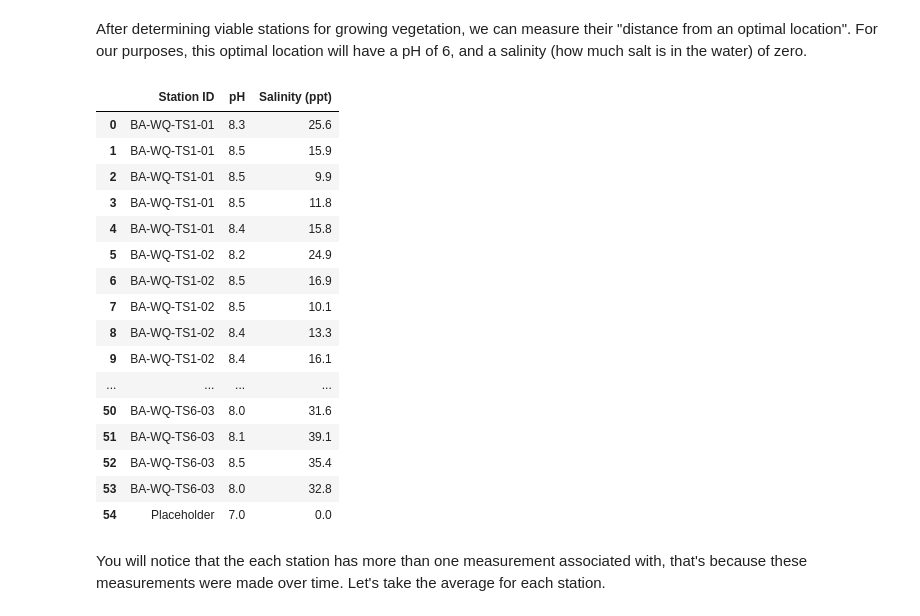
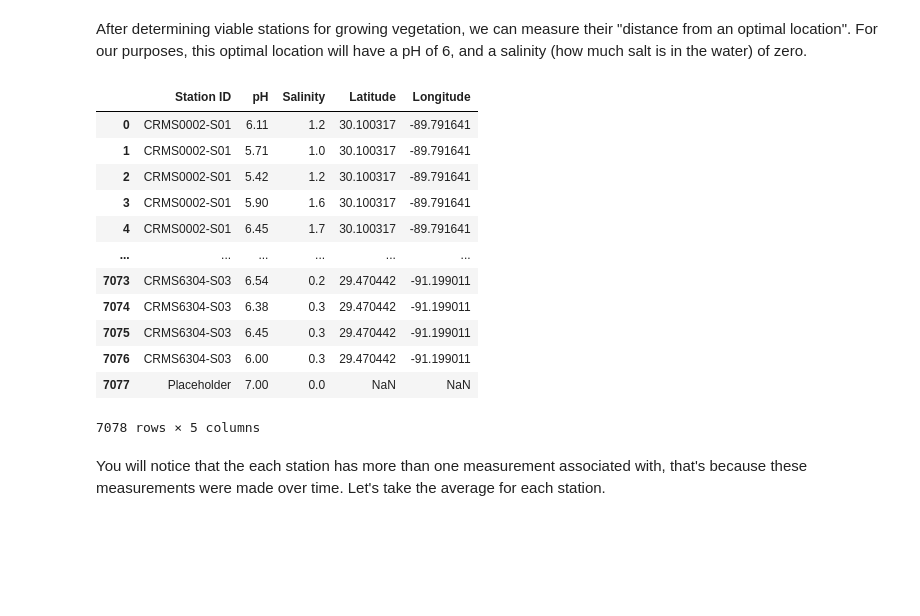
Before and after one commit to MinaSSaleh/MinaSSaleh.github.io, a Jupyter notebook: FinalTutorial.ipynb, the cells around one changed output. Cells and saved outputs as stored; diff of their text form; code cells hidden in the pictures; blank space fills up the shorter version.

```diff
--- a/FinalTutorial.ipynb
+++ b/FinalTutorial.ipynb
@@ -475,27 +475,23 @@ display(pH_eligible)
 # %% [markdown]
 After determining viable stations for growing vegetation, we can measure their "distance from an optimal location". For our purposes, this optimal location will have a pH of 6, and a salinity (how much salt is in the water) of zero.
 # %%
-pH_d=pH_eligible[["Station ID","pH", "Salinity (ppt)"]]
-pH_d = pH_d.append({"Station ID": "Placeholder", "pH":7,"Salinity (ppt)":0 }, ignore_index=True)
+pH_d=pH_eligible[["Station ID","pH", "Salinity", "Latitude","Longitude"]]
+pH_d = pH_d.append({"Station ID": "Placeholder", "pH":7,"Salinity":0 }, ignore_index=True)
 display(pH_d)
 # %% [output]
-|  | Station ID | pH | Salinity (ppt) |
-| 0 | BA-WQ-TS1-01 | 8.3 | 25.6 |
-| 1 | BA-WQ-TS1-01 | 8.5 | 15.9 |
-| 2 | BA-WQ-TS1-01 | 8.5 | 9.9 |
-| 3 | BA-WQ-TS1-01 | 8.5 | 11.8 |
-| 4 | BA-WQ-TS1-01 | 8.4 | 15.8 |
-| 5 | BA-WQ-TS1-02 | 8.2 | 24.9 |
-| 6 | BA-WQ-TS1-02 | 8.5 | 16.9 |
-| 7 | BA-WQ-TS1-02 | 8.5 | 10.1 |
-| 8 | BA-WQ-TS1-02 | 8.4 | 13.3 |
-| 9 | BA-WQ-TS1-02 | 8.4 | 16.1 |
-| ... | ... | ... | ... |
-| 50 | BA-WQ-TS6-03 | 8.0 | 31.6 |
-| 51 | BA-WQ-TS6-03 | 8.1 | 39.1 |
-| 52 | BA-WQ-TS6-03 | 8.5 | 35.4 |
-| 53 | BA-WQ-TS6-03 | 8.0 | 32.8 |
-| 54 | Placeholder | 7.0 | 0.0 |
+|  | Station ID | pH | Salinity | Latitude | Longitude |
+| 0 | CRMS0002-S01 | 6.11 | 1.2 | 30.100317 | -89.791641 |
+| 1 | CRMS0002-S01 | 5.71 | 1.0 | 30.100317 | -89.791641 |
+| 2 | CRMS0002-S01 | 5.42 | 1.2 | 30.100317 | -89.791641 |
+| 3 | CRMS0002-S01 | 5.90 | 1.6 | 30.100317 | -89.791641 |
+| 4 | CRMS0002-S01 | 6.45 | 1.7 | 30.100317 | -89.791641 |
+| ... | ... | ... | ... | ... | ... |
+| 7073 | CRMS6304-S03 | 6.54 | 0.2 | 29.470442 | -91.199011 |
+| 7074 | CRMS6304-S03 | 6.38 | 0.3 | 29.470442 | -91.199011 |
+| 7075 | CRMS6304-S03 | 6.45 | 0.3 | 29.470442 | -91.199011 |
+| 7076 | CRMS6304-S03 | 6.00 | 0.3 | 29.470442 | -91.199011 |
+| 7077 | Placeholder | 7.00 | 0.0 | NaN | NaN |
+7078 rows × 5 columns
 # %% [markdown]
 You will notice that the each station has more than one measurement associated with, that's because these measurements were made over time. Let's take the average for each station.
 # %%
```
Also changed, not shown: parts of 4 cells of this notebook.
